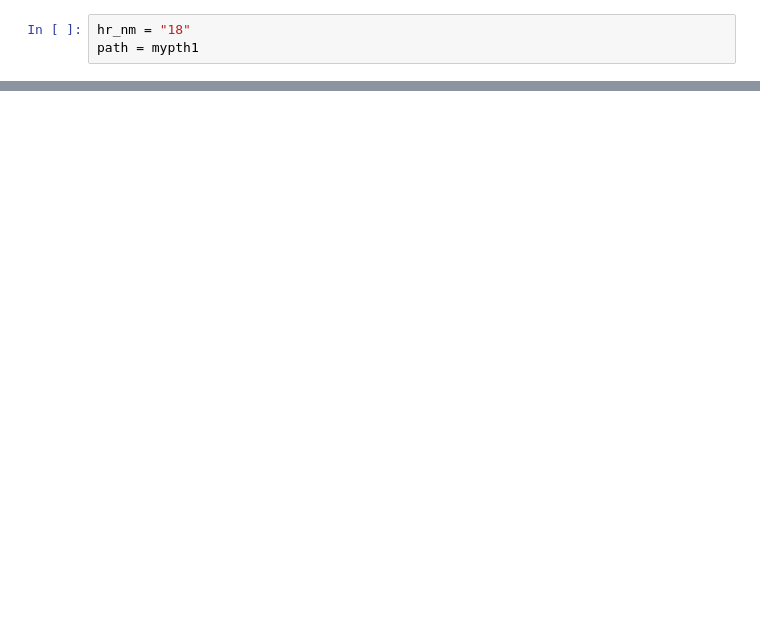
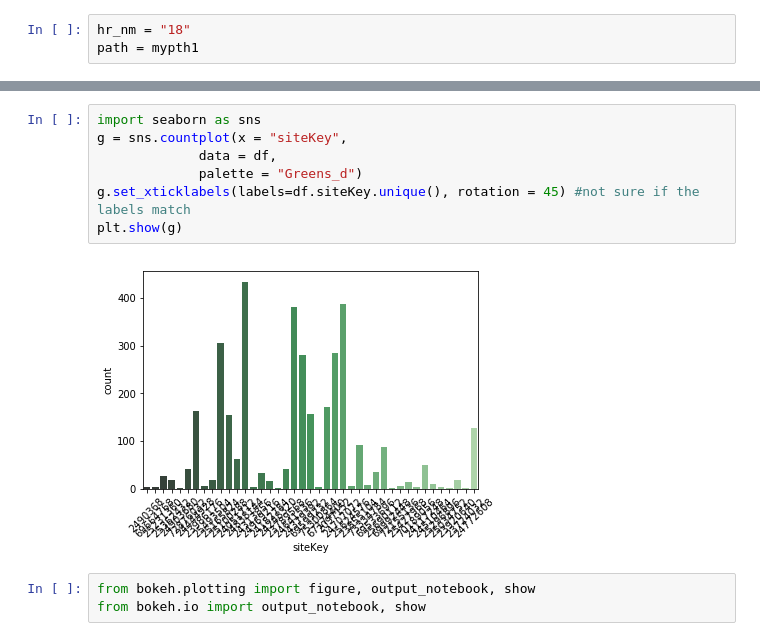
Before and after one commit to paulo-g-martinez/sports-forums-merge, a Jupyter notebook: Untitled.ipynb, the cells around one changed output, grey strips where cells are left out. Drawn from its saved outputs; the diff is of its cells as text; blank space fills up the shorter version.

```diff
--- a/Untitled.ipynb
+++ b/Untitled.ipynb
@@ -84,0 +117,12 @@ df.describe()
+# %%
+import seaborn as sns
+g = sns.countplot(x = "siteKey",
+             data = df,
+             palette = "Greens_d")
+g.set_xticklabels(labels=df.siteKey.unique(), rotation = 45) #not sure if the labels match
+plt.show(g)
+# %% [output]
+[figure, added]
+# %%
+from bokeh.plotting import figure, output_notebook, show
+from bokeh.io import output_notebook, show
```
Also changed, not shown: parts of 23 cells of this notebook.
